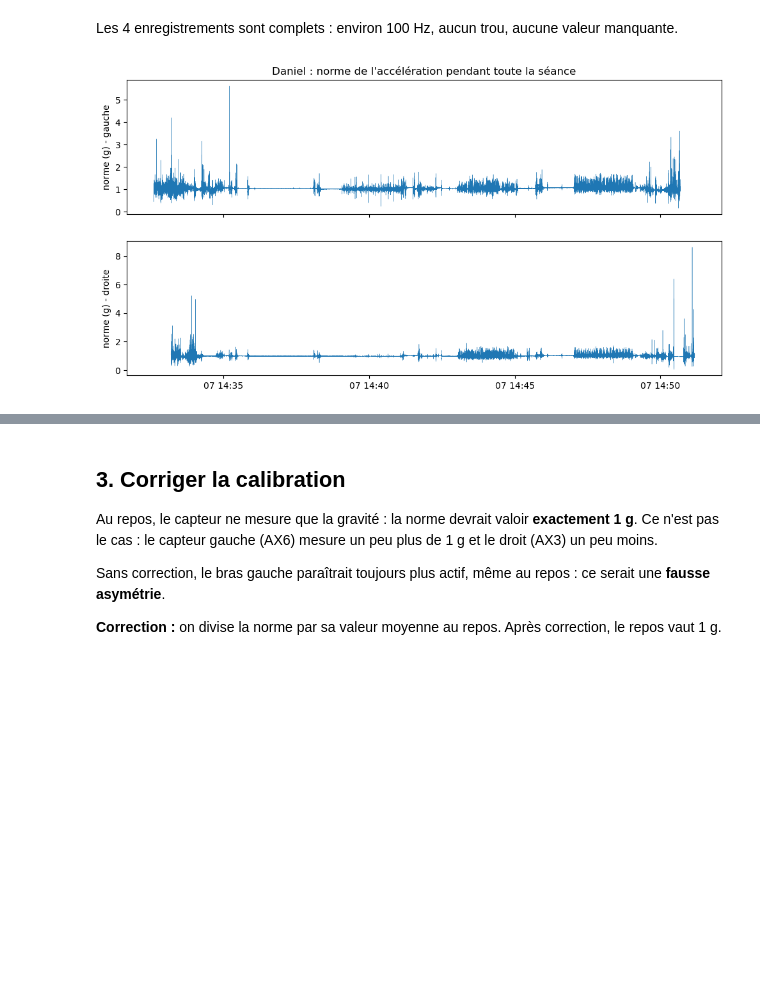
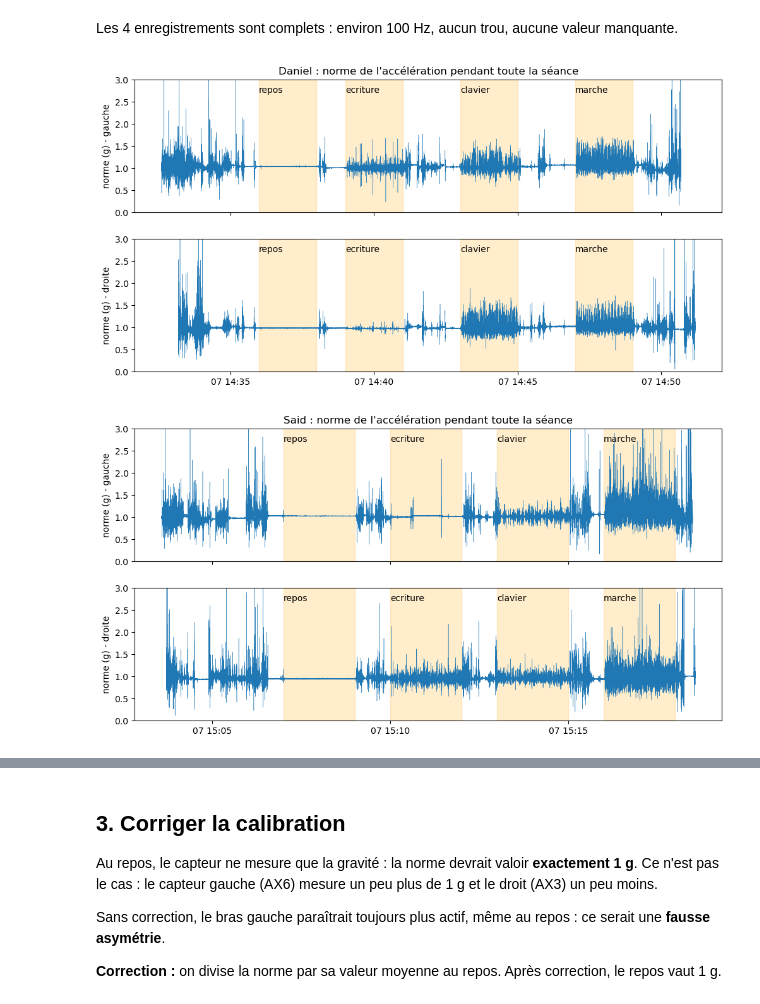
Before and after one commit to Rosy6137/Projet-ENMO, a Jupyter notebook: main.ipynb, the cells around one changed output, grey strips where cells are left out. Drawn from its saved outputs; the diff is of its cells as text; code cells hidden in the pictures; blank space fills up the shorter version.

```diff
--- a/main.ipynb
+++ b/main.ipynb
@@ -70,13 +70,26 @@ Said droite : 89760 mesures, 101 Hz, 0 trous, 0 valeurs manquantes
 # %% [markdown]
 Les 4 enregistrements sont complets : environ 100 Hz, aucun trou, aucune valeur manquante.
 # %%
-# Graphique du signal de Daniel pour voir les 4 tâches
-fig, axes = plt.subplots(2, 1, figsize=(12, 6), sharex=True)
-for ax, cote in zip(axes, ["gauche", "droite"]):
-    df = donnees[("Daniel", cote)]
-    ax.plot(df["temps"], df["norme"], linewidth=0.3)
-    ax.set_ylabel(f"norme (g) - {cote}")
-axes[0].set_title("Daniel : norme de l'accélération pendant toute la séance")
-plt.show()
+# Signal de chaque participant, avec les 4 tâches colorées
+# But : vérifier à l'oeil que le signal est propre et que les tâches se voient aux heures notées
+for participant in ["Daniel", "Said"]:
+    fig, axes = plt.subplots(2, 1, figsize=(12, 6), sharex=True)
+    for ax, cote in zip(axes, ["gauche", "droite"]):
+        df = donnees[(participant, cote)]
+        jour = str(df["temps"].dt.date.iloc[0])          # ex : "2026-11-07"
+        ax.plot(df["temps"], df["norme"], linewidth=0.3)
+
+        # Une zone colorée et le nom de la tâche pour chaque tâche
+        for tache, (debut, fin) in horaires[participant].items():
+            ax.axvspan(pd.Timestamp(f"{jour} {debut}"), pd.Timestamp(f"{jour} {fin}"),
+                       color="orange", alpha=0.2)
+            ax.text(pd.Timestamp(f"{jour} {debut}"), 2.7, tache)
+
+        ax.set_ylim(0, 3)                                 # on zoome entre 0 et 3 g
+        ax.set_ylabel(f"norme (g) - {cote}")
+    axes[0].set_title(f"{participant} : norme de l'accélération pendant toute la séance")
+    plt.savefig(f"figures/signal_{participant}.png", dpi=150)
+    plt.show()
 # %% [output]
-[figure, old version]
+[figure, new version]
+[figure, added]
```
Also changed, not shown: parts of 1 cell of this notebook, 2 other files.
